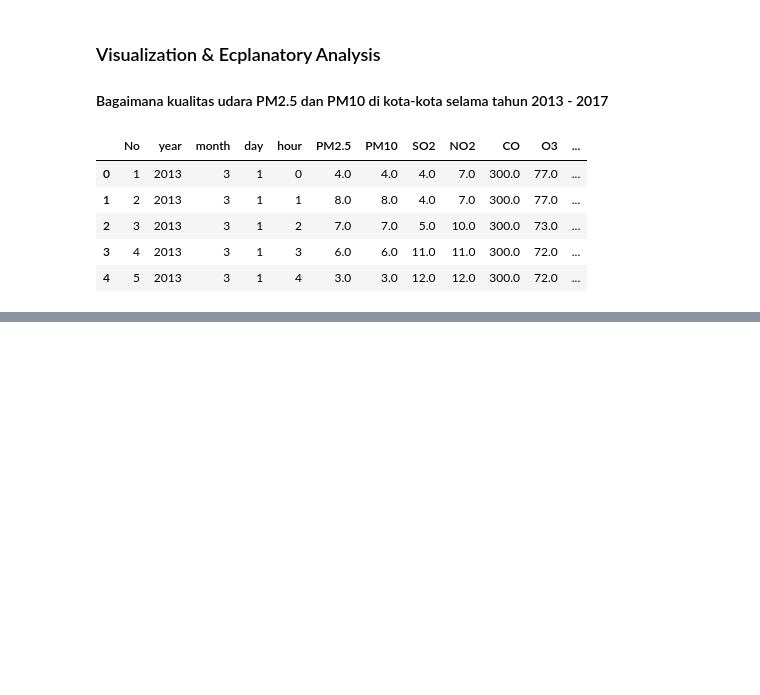
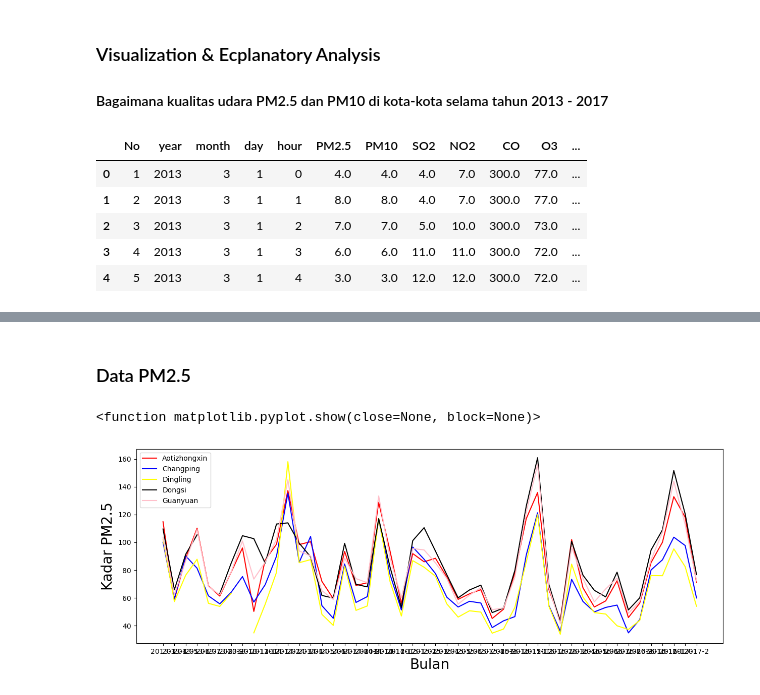
Before and after one commit to teduhafr/belajar_olah_data_python, a Jupyter notebook: submission_dicoding/new.ipynb, the cells around one changed output, grey strips where cells are left out. Cells and saved outputs as stored; diff of their text form; code cells hidden in the pictures; blank space fills up the shorter version.

```diff
--- a/submission_dicoding/new.ipynb
+++ b/submission_dicoding/new.ipynb
@@ -165,9 +167,8 @@ data_df.corr(numeric_only=True)
 # %%
 #melihat data keseluruhan dulu secara umum per tahun secara rata - rata
 # gabung dulu tahun dan bulan
-data_df['-'] = '-'
-data_df['yearmonth'] = data_df['year'].astype(str) + data_df['-'] + data_df['month'].astype(str)
-data_df.drop(columns=['-'])
+data_df['bantuan'] = '-'
+data_df['yearmonth'] = data_df['year'].astype(str) + data_df['bantuan'] + data_df['month'].astype(str)
 data_df.head()
 # %% [output]
 |  | No | year | month | day | hour | PM2.5 | PM10 | SO2 | NO2 | CO | O3 | ... |
@@ -180,0 +180,4 @@ data_df.head()
+# %%
+#hapus kolom bantuan
+data_df.drop('bantuan', axis=1, inplace=True)
+data_df.head()
@@ -180,0 +210,18 @@ data_df.head()
+# %% [markdown]
+### Data PM2.5
+# %%
+#buat visualisasinya untuk PM2.5
+data_pivot_pm25 = data_df.pivot_table('PM2.5', ['year', 'month', 'yearmonth'], 'station', aggfunc='mean').reset_index()
+plt.figure(figsize=(15, 5))
+plt.plot(data_pivot_pm25['yearmonth'], data_pivot_pm25['Aotizhongxin'], label = 'Aotizhongxin', color='red')
+plt.plot(data_pivot_pm25['yearmonth'], data_pivot_pm25['Changping'], label = 'Changping', color='blue')
+plt.plot(data_pivot_pm25['yearmonth'], data_pivot_pm25['Dingling'], label = 'Dingling', color='yellow')
+plt.plot(data_pivot_pm25['yearmonth'], data_pivot_pm25['Dongsi'], label = 'Dongsi', color='black')
+plt.plot(data_pivot_pm25['yearmonth'], data_pivot_pm25['Guanyuan'], label = 'Guanyuan', color='pink')
+plt.xlabel('Bulan',size= 20)
+plt.ylabel('Kadar PM2.5', size = 20)
+plt.legend()
+plt.show
+# %% [output]
+<function matplotlib.pyplot.show(close=None, block=None)>
+[figure, added]
```
Also changed, not shown: parts of 12 cells of this notebook.
